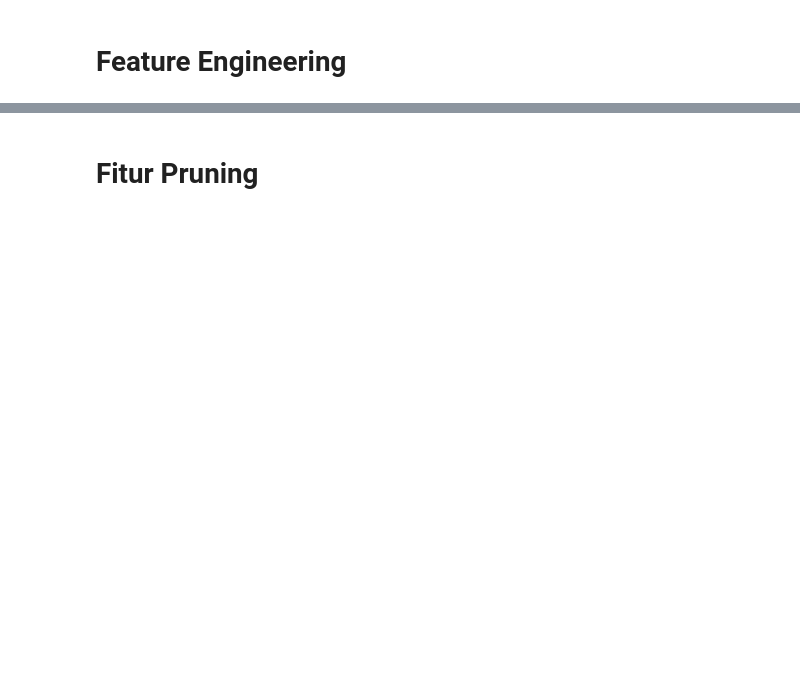
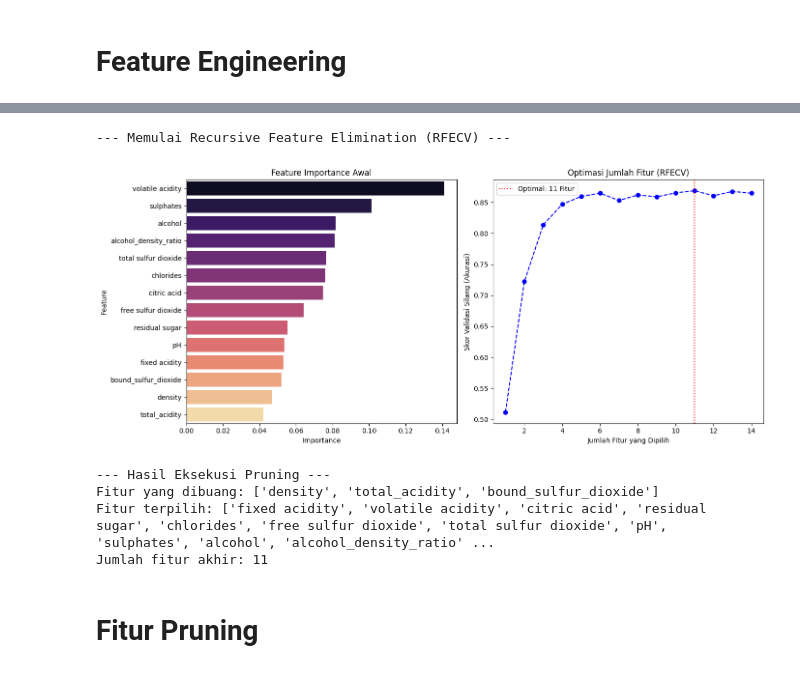
Before and after one commit to PashaAkrilian/Wine-Quality-Prediction, a Jupyter notebook: uts-data-mining.ipynb, the cells around one changed output, grey strips where cells are left out. Cells and saved outputs as stored; diff of their text form; code cells hidden in the pictures; blank space fills up the shorter version.

```diff
--- a/uts-data-mining.ipynb
+++ b/uts-data-mining.ipynb
@@ -222,2 +213,81 @@ Jumlah fitur akhir setelah pruning: 11
+# %%
+# =================================================================
+# Tahap 3: Feature Engineering & Fitur Pruning (Revisi & Ditingkatkan)
+# Proyek: Klasifikasi Kualitas Anggur (UTS PDAB 2026)
+# =================================================================
+
+from sklearn.ensemble import RandomForestClassifier
+from sklearn.feature_selection import RFECV
+import matplotlib.pyplot as plt
+import seaborn as sns
+import numpy as np
+
+# 3.1 Menghitung Feature Importance Awal
+# Menggunakan model dasar untuk melihat kontribusi fitur sebelum eliminasi
+rf_base = RandomForestClassifier(n_estimators=100, random_state=42)
+rf_base.fit(X_train_final, y_train_final)
+
+feature_importance_df = pd.DataFrame({
+    'Feature': X_train_final.columns,
+    'Importance': rf_base.feature_importances_
+}).sort_values(by='Importance', ascending=False)
+
+# 3.2 Recursive Feature Elimination (RFECV)
+# Mengotomatiskan pemilihan fitur berdasarkan performa validasi silang
+print("--- Memulai Recursive Feature Elimination (RFECV) ---")
+selector = RFECV(
+    estimator=RandomForestClassifier(n_estimators=50, random_state=42),
+    step=1,
+    cv=5,
+    scoring='accuracy',
+    n_jobs=-1
+)
+selector.fit(X_train_final, y_train_final)
+
+# 3.3 Visualisasi Hasil Pruning Otomatis
+plt.figure(figsize=(14, 6))
+
+# Plot 1: Feature Importance (Original)
+plt.subplot(1, 2, 1)
+# Perbaikan FutureWarning: Menambahkan hue dan legend=False
+sns.barplot(x='Importance', y='Feature', data=feature_importance_df,
+            hue='Feature', palette='magma', legend=False)
+plt.title('Feature Importance Awal')
+
+# Plot 2: Performa Model vs Jumlah Fitur (Optimasi RFECV)
+plt.subplot(1, 2, 2)
+plt.xlabel("Jumlah Fitur yang Dipilih")
+plt.ylabel("Skor Validasi Silang (Akurasi)")
+
+# Perbaikan Error: Menggunakan len(cv_results_['mean_test_score'])
+n_features_tried = len(selector.cv_results_['mean_test_score'])
+plt.plot(range(1, n_features_tried + 1), selector.cv_results_['mean_test_score'],
+         marker='o', color='blue', linestyle='--')
+plt.axvline(x=selector.n_features_, color='red', linestyle=':', label=f'Optimal: {selector.n_features_} Fitur')
+plt.title('Optimasi Jumlah Fitur (RFECV)')
+plt.legend()
+plt.tight_layout()
+plt.show()
+
+# 3.4 Eksekusi Pruning Otomatis
+# Mengambil daftar fitur yang dianggap optimal oleh RFECV
+selected_features = X_train_final.columns[selector.support_].tolist()
+dropped_features = [f for f in X_train_final.columns if f not in selected_features]
+
+X_train_pruned = X_train_final[selected_features]
+X_val_pruned = X_val_prepared[selected_features]
+X_test_pruned = X_test_prepared[selected_features]
+
+print(f"\n--- Hasil Eksekusi Pruning ---")
+print(f"Fitur yang dibuang: {dropped_features}")
+print(f"Fitur terpilih: {selected_features}")
+print(f"Jumlah fitur akhir: {len(selected_features)}")
+# %% [output]
+--- Memulai Recursive Feature Elimination (RFECV) ---
+[figure, added]
+--- Hasil Eksekusi Pruning ---
+Fitur yang dibuang: ['density', 'total_acidity', 'bound_sulfur_dioxide']
+Fitur terpilih: ['fixed acidity', 'volatile acidity', 'citric acid', 'residual sugar', 'chlorides', 'free sulfur dioxide', 'total sulfur dioxide', 'pH', 'sulphates', 'alcohol', 'alcohol_density_ratio' ...
+Jumlah fitur akhir: 11
 # %% [markdown]
 # Fitur Pruning
```
Also changed, not shown: parts of 13 cells of this notebook.
